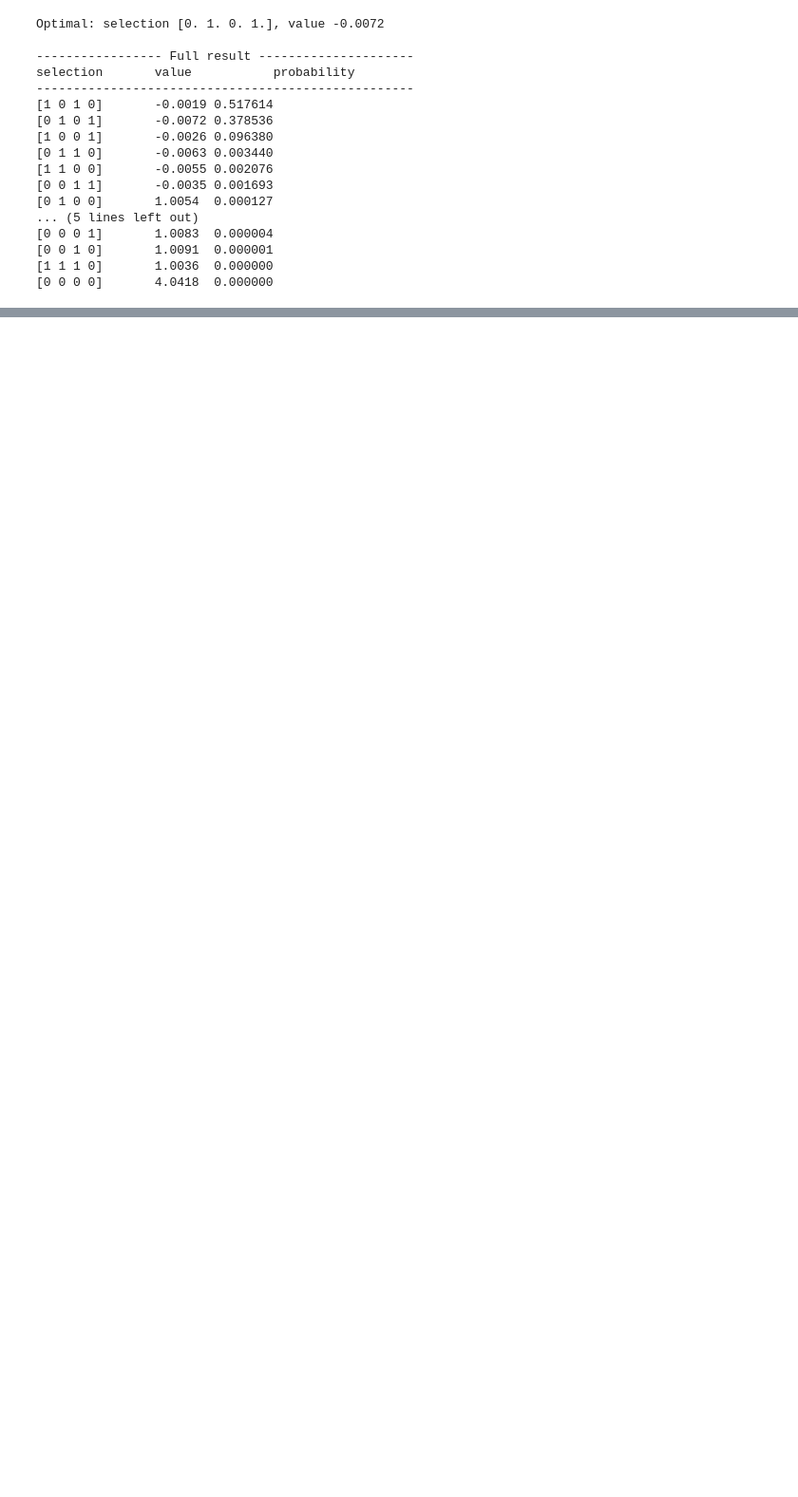
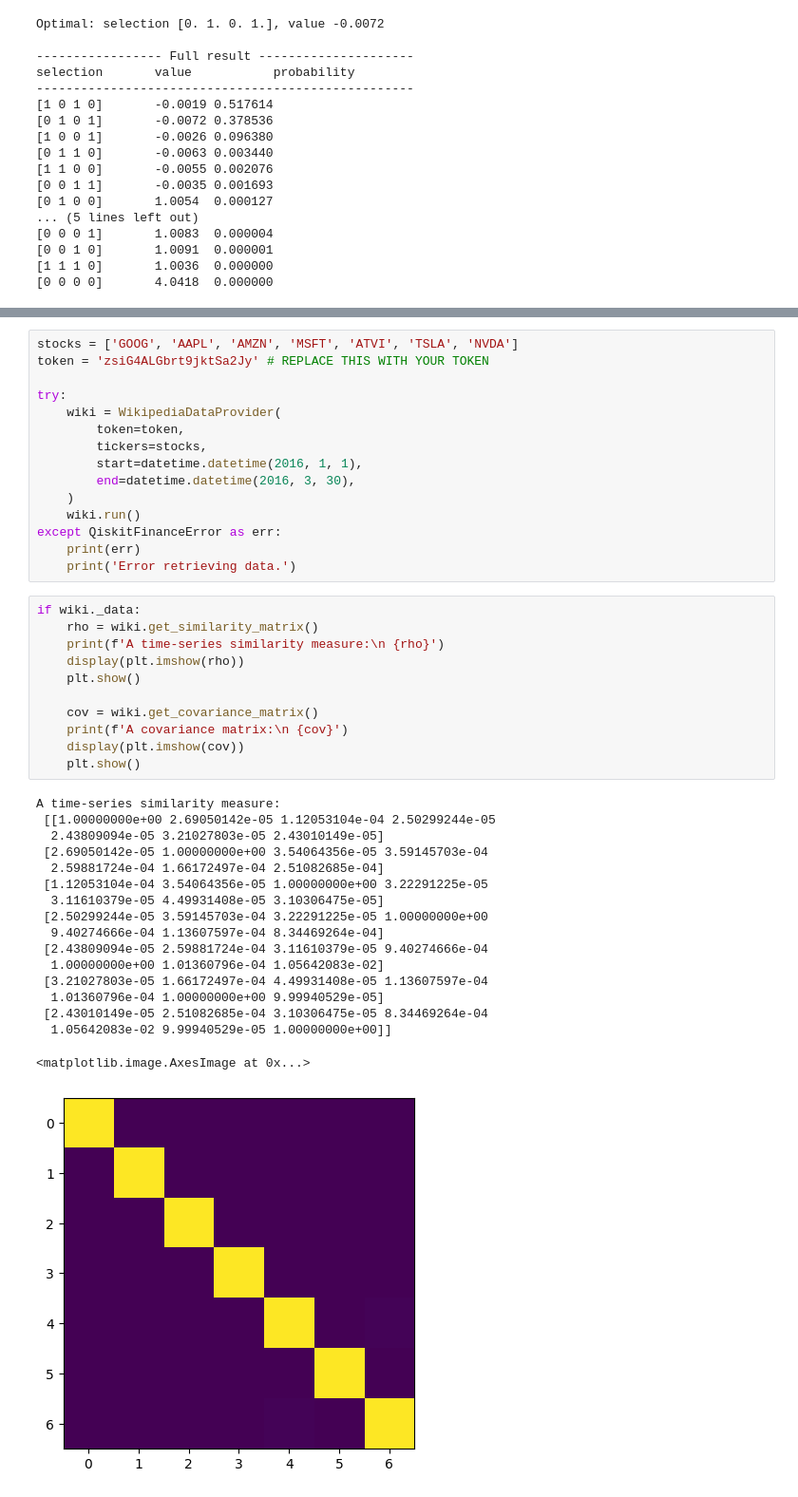
Before and after one commit to neurocode-ai/quantum-computing, a Jupyter notebook: notebooks/vqe.ipynb, the cells around one changed output, grey strips where cells are left out. Shown at 95% size. Cells and saved outputs as stored; diff of their text form; blank space fills up the shorter version.

Commit message:
Add stock-market time-series data portfolio optimization

```diff
--- a/notebooks/vqe.ipynb
+++ b/notebooks/vqe.ipynb
@@ -274,0 +281,44 @@ selection       value           probability
+# %%
+stocks = ['GOOG', 'AAPL', 'AMZN', 'MSFT', 'ATVI', 'TSLA', 'NVDA']
+token = 'zsiG4ALGbrt9jktSa2Jy' # REPLACE THIS WITH YOUR TOKEN
+
+try:
+    wiki = WikipediaDataProvider(
+        token=token,
+        tickers=stocks,
+        start=datetime.datetime(2016, 1, 1),
+        end=datetime.datetime(2016, 3, 30),
+    )
+    wiki.run()
+except QiskitFinanceError as err:
+    print(err)
+    print('Error retrieving data.')
+# %%
+if wiki._data:
+    rho = wiki.get_similarity_matrix()
+    print(f'A time-series similarity measure:\n {rho}')
+    display(plt.imshow(rho))
+    plt.show()
+
+    cov = wiki.get_covariance_matrix()
+    print(f'A covariance matrix:\n {cov}')
+    display(plt.imshow(cov))
+    plt.show()
+# %% [output]
+A time-series similarity measure:
+ [[1.00000000e+00 2.69050142e-05 1.12053104e-04 2.50299244e-05
+  2.43809094e-05 3.21027803e-05 2.43010149e-05]
+ [2.69050142e-05 1.00000000e+00 3.54064356e-05 3.59145703e-04
+  2.59881724e-04 1.66172497e-04 2.51082685e-04]
+ [1.12053104e-04 3.54064356e-05 1.00000000e+00 3.22291225e-05
+  3.11610379e-05 4.49931408e-05 3.10306475e-05]
+ [2.50299244e-05 3.59145703e-04 3.22291225e-05 1.00000000e+00
+  9.40274666e-04 1.13607597e-04 8.34469264e-04]
+ [2.43809094e-05 2.59881724e-04 3.11610379e-05 9.40274666e-04
+  1.00000000e+00 1.01360796e-04 1.05642083e-02]
+ [3.21027803e-05 1.66172497e-04 4.49931408e-05 1.13607597e-04
+  1.01360796e-04 1.00000000e+00 9.99940529e-05]
+ [2.43010149e-05 2.51082685e-04 3.10306475e-05 8.34469264e-04
+  1.05642083e-02 9.99940529e-05 1.00000000e+00]]
+<matplotlib.image.AxesImage at 0x...>
+[figure, added]
```
Also changed, not shown: parts of 11 cells of this notebook.
